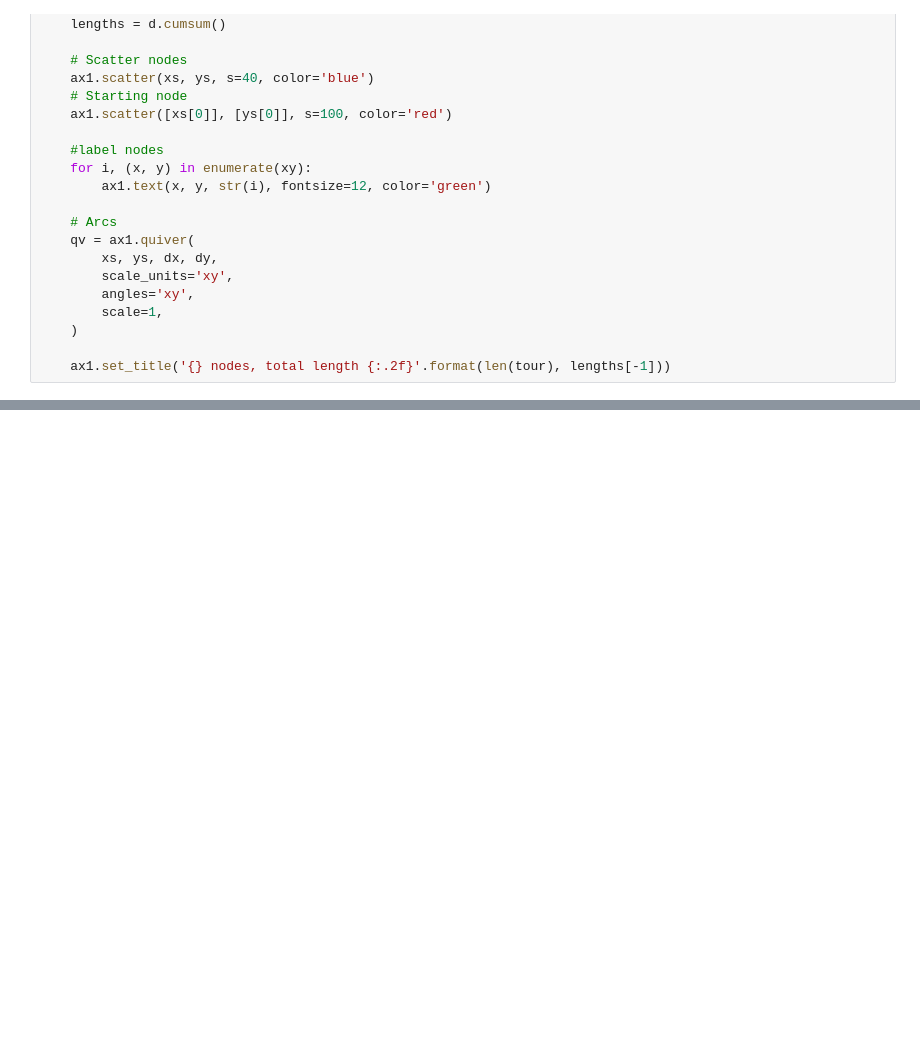
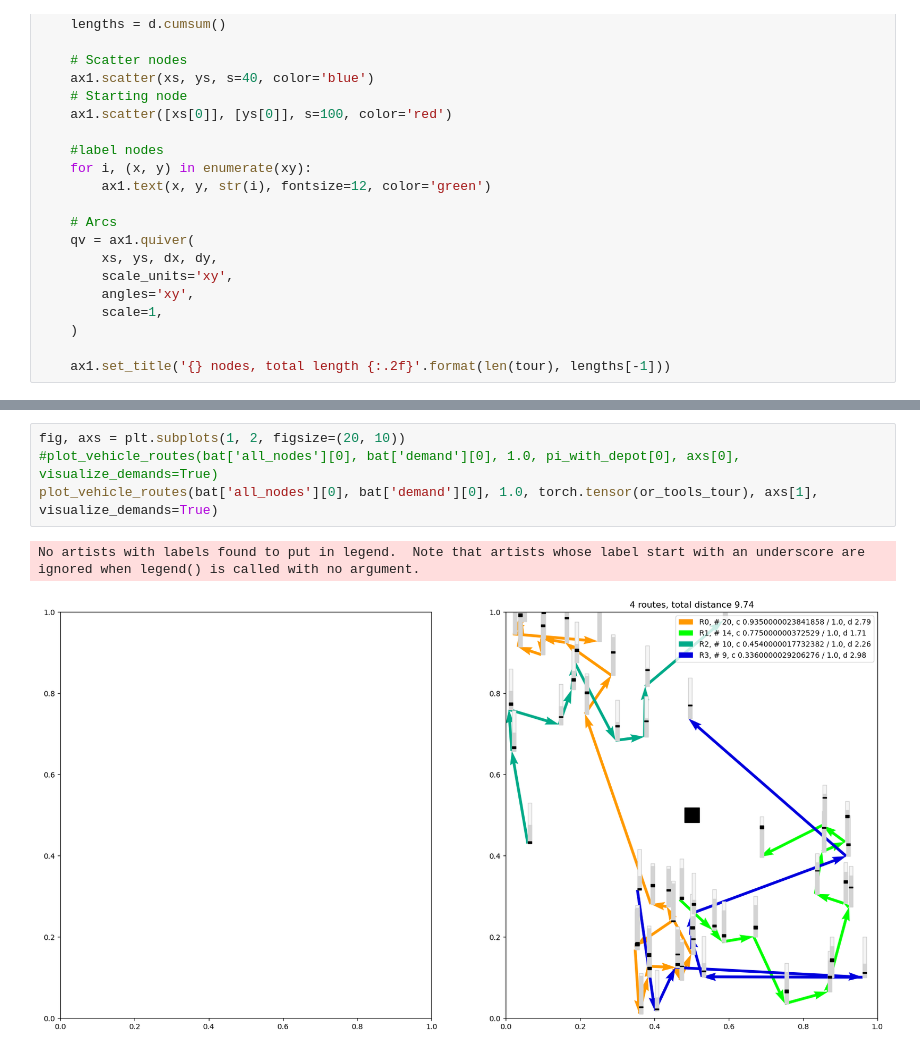
Before and after one commit to JTrainer-STORi/learning-pdtrp, a Jupyter notebook: import_model.ipynb, the cells around one changed output, grey strips where cells are left out. Saved outputs shown, nothing was run; the diff lists cells and outputs as text; blank space fills up the shorter version.

```diff
--- a/import_model.ipynb
+++ b/import_model.ipynb
@@ -151,0 +281,7 @@ KeyboardInterrupt:
+# %%
+fig, axs = plt.subplots(1, 2, figsize=(20, 10))
+#plot_vehicle_routes(bat['all_nodes'][0], bat['demand'][0], 1.0, pi_with_depot[0], axs[0], visualize_demands=True)
+plot_vehicle_routes(bat['all_nodes'][0], bat['demand'][0], 1.0, torch.tensor(or_tools_tour), axs[1], visualize_demands=True)
+# %% [output]
+No artists with labels found to put in legend.  Note that artists whose label start with an underscore are ignored when legend() is called with no argument.
+[figure, added]
```
Also changed, not shown: parts of 6 cells of this notebook, 4 other files.
